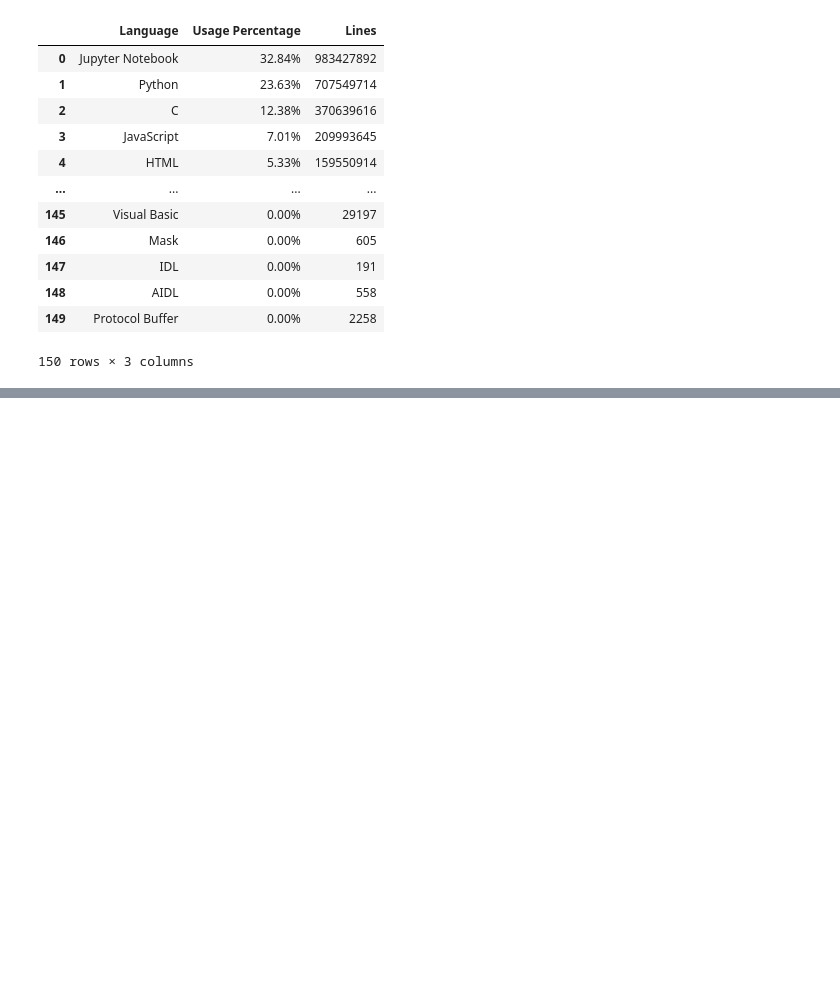
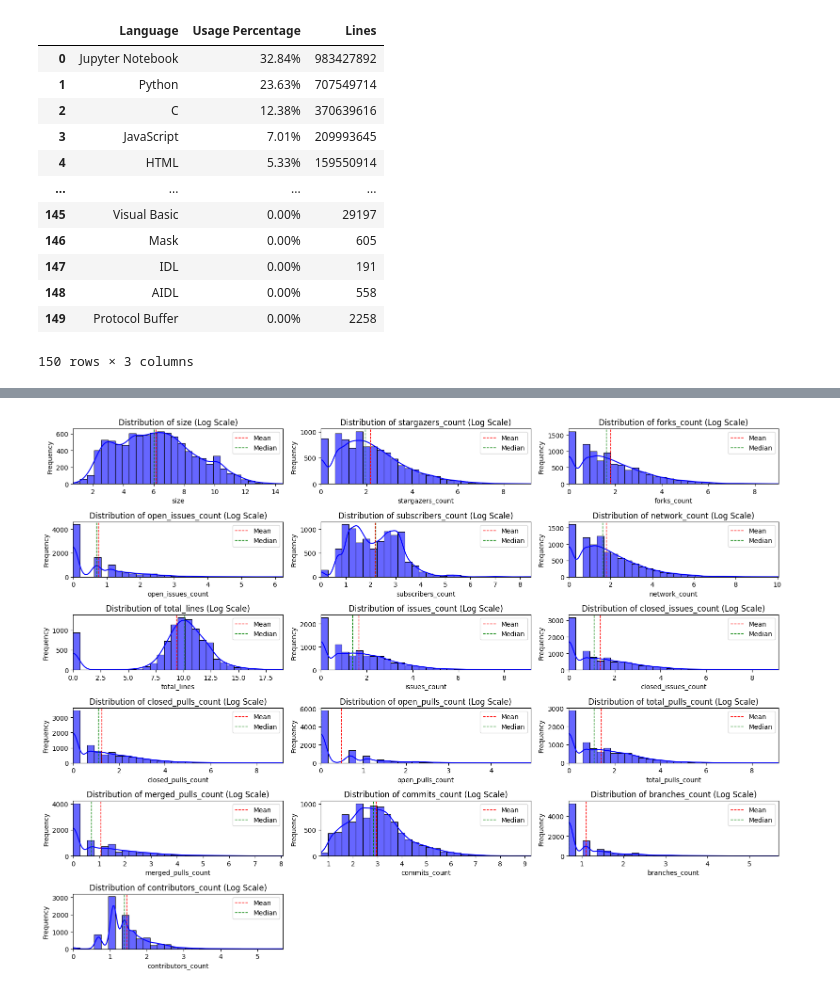
Before and after one commit to Cafeo-Group/git-infer, a Jupyter notebook: analyze.ipynb, the cells around one changed output, grey strips where cells are left out. Cells and saved outputs as stored; diff of their text form; code cells hidden in the pictures; blank space fills up the shorter version.

```diff
--- a/analyze.ipynb
+++ b/analyze.ipynb
@@ -215,3 +226,25 @@ plot_metrics_distribution(metricts)
+# %%
+metricts = [
+    'size',
+    'stargazers_count',
+    'forks_count',
+    'open_issues_count',
+    'subscribers_count',
+    'network_count',
+    'total_lines',
+    'issues_count',
+    'closed_issues_count',
+    'closed_pulls_count',
+    'open_pulls_count',
+    'total_pulls_count',
+    'merged_pulls_count',
+    'commits_count',
+    'branches_count',
+    'contributors_count',
+]
+plot_metrics_distribution(metricts, log_scale=True)
+# %% [output]
+[figure, added]
 # %%
 metricts = [
     'size',
```
Also changed, not shown: parts of 7 cells of this notebook, 1 other file.
